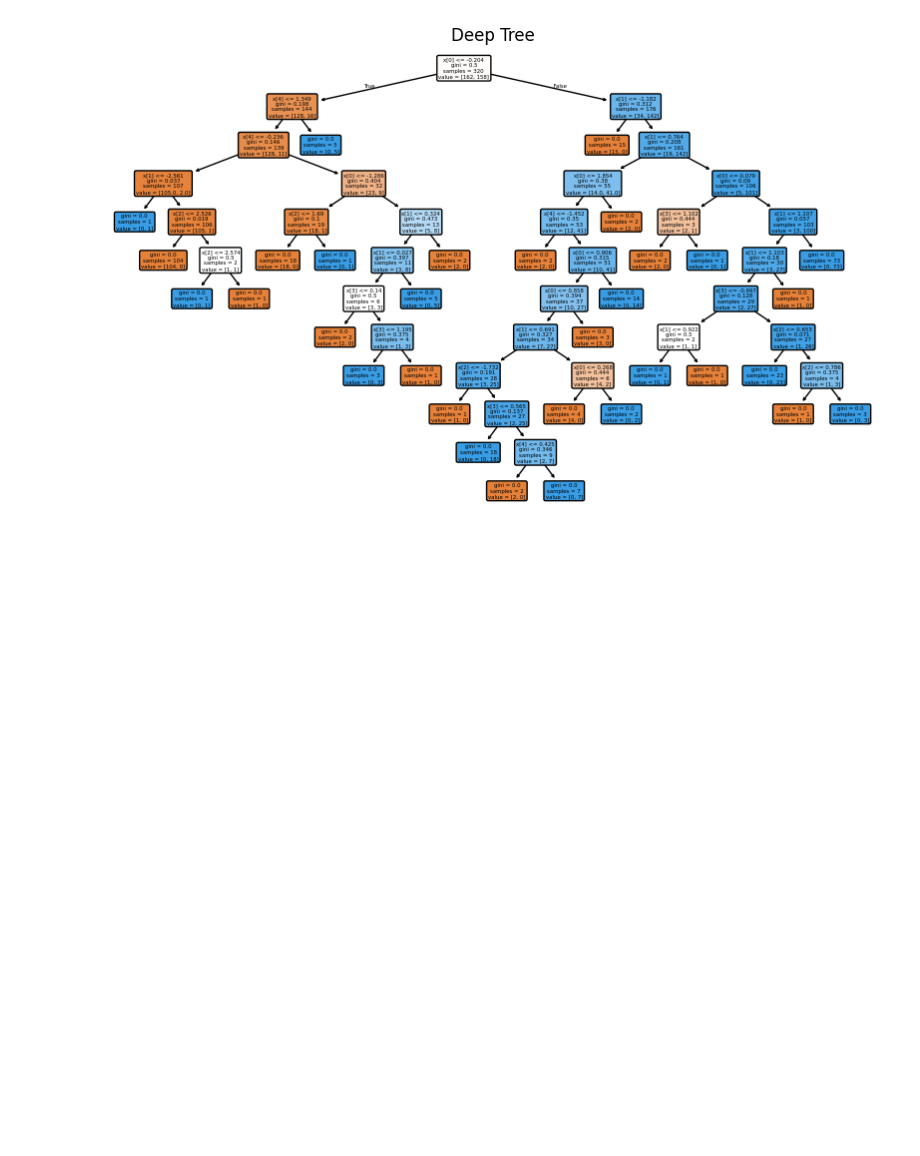
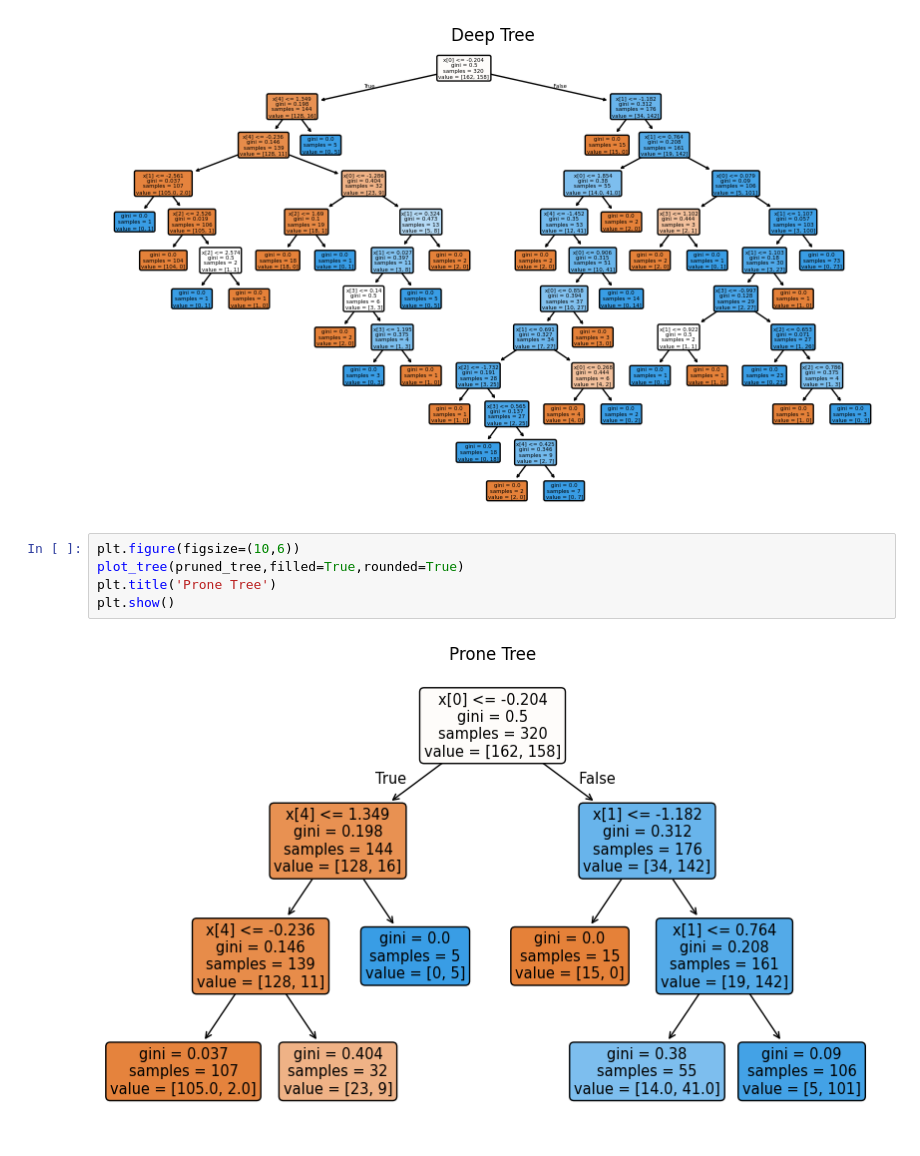
Before and after one commit to kaho0/Aaagh-more-math, a Jupyter notebook: Module_11.ipynb, the cells around one changed output. Drawn from its saved outputs; the diff is of its cells as text; blank space fills up the shorter version.

```diff
--- a/Module_11.ipynb
+++ b/Module_11.ipynb
@@ -240,3 +240,10 @@ plt.title('Deep Tree')
 plt.show()
 # %% [output]
 [figure]
+# %%
+plt.figure(figsize=(10,6))
+plot_tree(pruned_tree,filled=True,rounded=True)
+plt.title('Prone Tree')
+plt.show()
+# %% [output]
+[figure, added]
```
Also changed, not shown: parts of 3 cells of this notebook.
